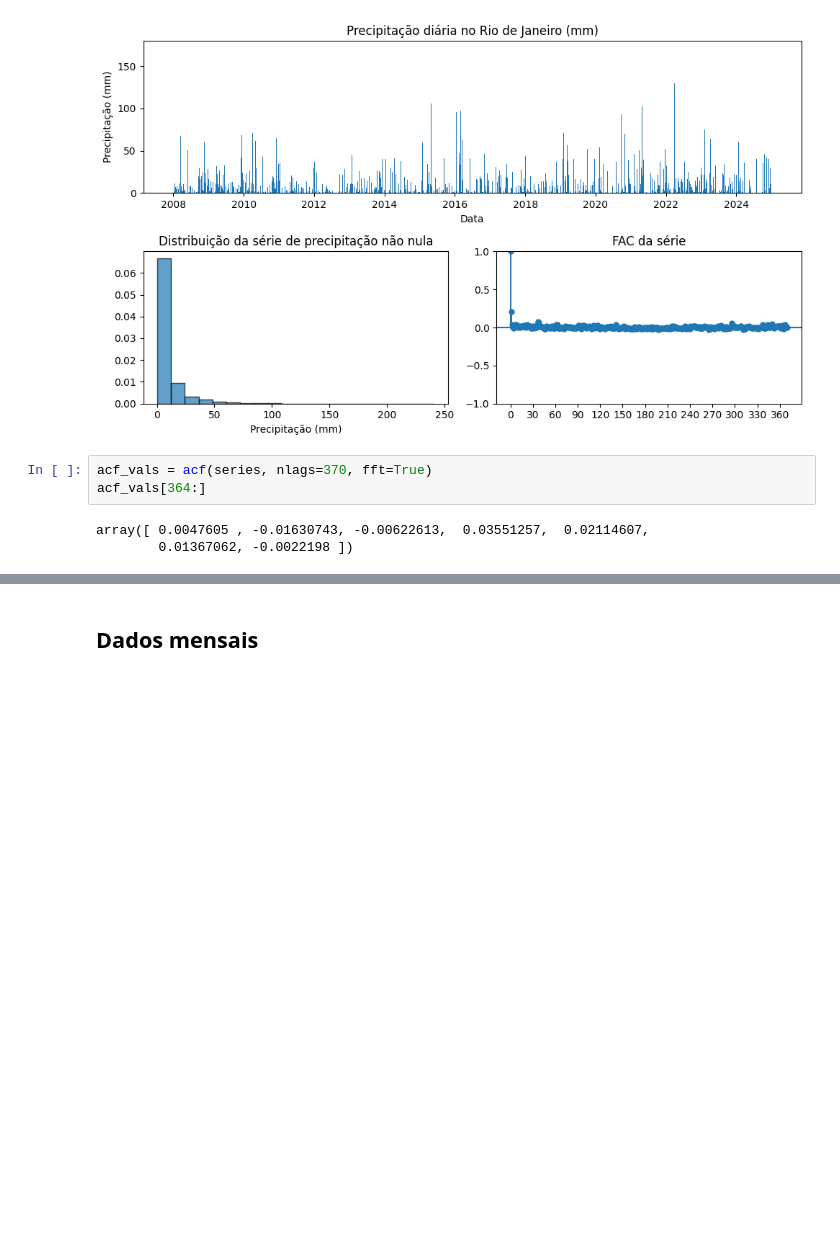
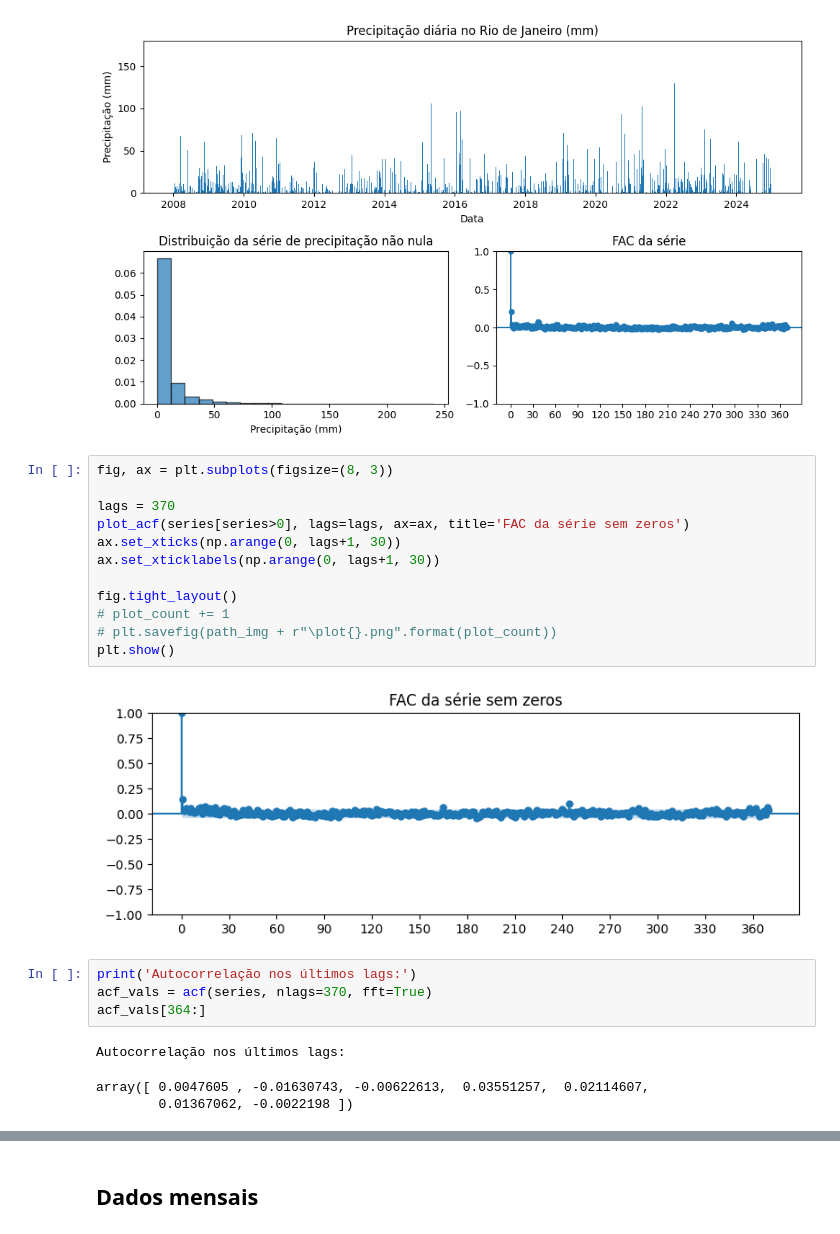
Before and after one commit to asdmalizia/masters, a Jupyter notebook: Estudo orientado/6. Modelagem de chuva.ipynb, the cells around one changed output, grey strips where cells are left out. Drawn from its saved outputs; the diff is of its cells as text; blank space fills up the shorter version.

```diff
--- a/Estudo orientado/6. Modelagem de chuva.ipynb
+++ b/Estudo orientado/6. Modelagem de chuva.ipynb
@@ -103,9 +103,25 @@ fig.tight_layout()
 plt.show()
 # %% [output]
 [figure]
+# %%
+fig, ax = plt.subplots(figsize=(8, 3))
+
+lags = 370
+plot_acf(series[series>0], lags=lags, ax=ax, title='FAC da série sem zeros')
+ax.set_xticks(np.arange(0, lags+1, 30))
+ax.set_xticklabels(np.arange(0, lags+1, 30))
+
+fig.tight_layout()
+# plot_count += 1
+# plt.savefig(path_img + r"\plot{}.png".format(plot_count))
+plt.show()
+# %% [output]
+[figure, added]
 # %%
+print('Autocorrelação nos últimos lags:')
 acf_vals = acf(series, nlags=370, fft=True)
 acf_vals[364:]
 # %% [output]
-array([ 0.0047605 , -0.01630743, -0.00622613,  0.03551257,  0.02114607,
-        0.01367062, -0.0022198 ])
+Autocorrelação nos últimos lags:
+array([ 0.0047605 , -0.01630743, -0.00622613,  0.03551257,  0.02114607,
+        0.01367062, -0.0022198 ])
```
Also changed, not shown: parts of 59 cells of this notebook, 4 other files.
